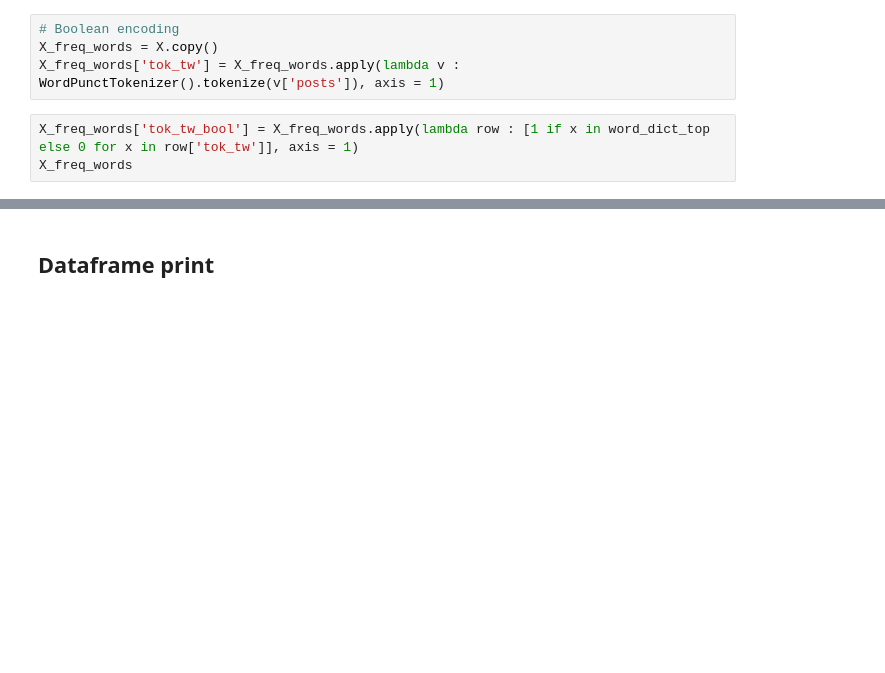
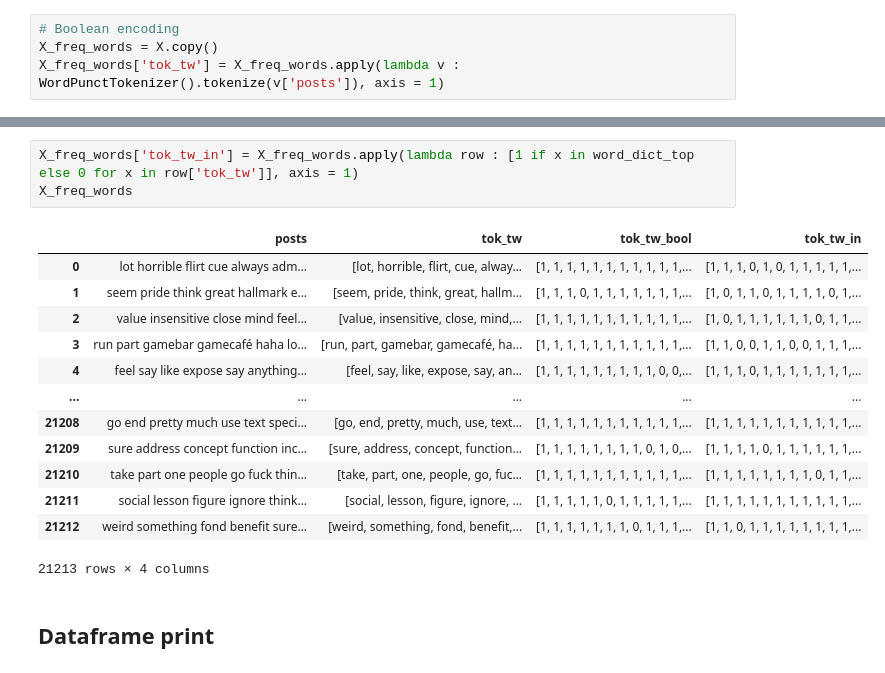
Before and after one commit to pg4522/NLP_project, a Jupyter notebook: final_pre_processing.ipynb, the cells around one changed output, grey strips where cells are left out. Cells and saved outputs as stored; diff of their text form; blank space fills up the shorter version.

```diff
--- a/final_pre_processing.ipynb
+++ b/final_pre_processing.ipynb
@@ -118,6 +123,3 @@ size is 4215
 # Boolean encoding
 X_freq_words = X.copy()
 X_freq_words['tok_tw'] = X_freq_words.apply(lambda v : WordPunctTokenizer().tokenize(v['posts']), axis = 1)
-# %%
-X_freq_words['tok_tw_bool'] = X_freq_words.apply(lambda row : [1 if x in word_dict_top else 0 for x in row['tok_tw']], axis = 1)
-X_freq_words
@@ -141,3 +143,20 @@ X_freq_words
+# %%
+X_freq_words['tok_tw_in'] = X_freq_words.apply(lambda row : [1 if x in word_dict_top else 0 for x in row['tok_tw']], axis = 1)
+X_freq_words
+# %% [output]
+|  | posts | tok_tw | tok_tw_bool | tok_tw_in |
+| 0 | lot horrible flirt cue always adm... | [lot, horrible, flirt, cue, alway... | [1, 1, 1, 1, 1, 1, 1, 1, 1, 1, 1,... | [1, 1, 1, 0, 1, 0, 1, 1, 1, 1, 1,... |
+| 1 | seem pride think great hallmark e... | [seem, pride, think, great, hallm... | [1, 1, 1, 0, 1, 1, 1, 1, 1, 1, 1,... | [1, 0, 1, 1, 0, 1, 1, 1, 1, 0, 1,... |
+| 2 | value insensitive close mind feel... | [value, insensitive, close, mind,... | [1, 1, 1, 1, 1, 1, 1, 1, 1, 1, 1,... | [1, 0, 1, 1, 1, 1, 1, 1, 0, 1, 1,... |
+| 3 | run part gamebar gamecafé haha lo... | [run, part, gamebar, gamecafé, ha... | [1, 1, 1, 1, 1, 1, 1, 1, 1, 1, 1,... | [1, 1, 0, 0, 1, 1, 0, 0, 1, 1, 1,... |
+| 4 | feel say like expose say anything... | [feel, say, like, expose, say, an... | [1, 1, 1, 1, 1, 1, 1, 1, 1, 0, 0,... | [1, 1, 1, 0, 1, 1, 1, 1, 1, 1, 1,... |
+| ... | ... | ... | ... | ... |
+| 21208 | go end pretty much use text speci... | [go, end, pretty, much, use, text... | [1, 1, 1, 1, 1, 1, 1, 1, 1, 1, 1,... | [1, 1, 1, 1, 1, 1, 1, 1, 1, 1, 1,... |
+| 21209 | sure address concept function inc... | [sure, address, concept, function... | [1, 1, 1, 1, 1, 1, 1, 1, 0, 1, 0,... | [1, 1, 1, 1, 0, 1, 1, 1, 1, 1, 1,... |
+| 21210 | take part one people go fuck thin... | [take, part, one, people, go, fuc... | [1, 1, 1, 1, 1, 1, 1, 1, 1, 1, 1,... | [1, 1, 1, 1, 1, 1, 1, 1, 0, 1, 1,... |
+| 21211 | social lesson figure ignore think... | [social, lesson, figure, ignore, ... | [1, 1, 1, 1, 1, 0, 1, 1, 1, 1, 1,... | [1, 1, 1, 1, 1, 1, 1, 1, 1, 1, 1,... |
+| 21212 | weird something fond benefit sure... | [weird, something, fond, benefit,... | [1, 1, 1, 1, 1, 1, 1, 0, 1, 1, 1,... | [1, 1, 0, 1, 1, 1, 1, 1, 1, 1, 1,... |
+21213 rows × 4 columns
 # %% [markdown]
 ## Dataframe print
 # %%
```
Also changed, not shown: parts of 11 cells of this notebook, 1 other file.
